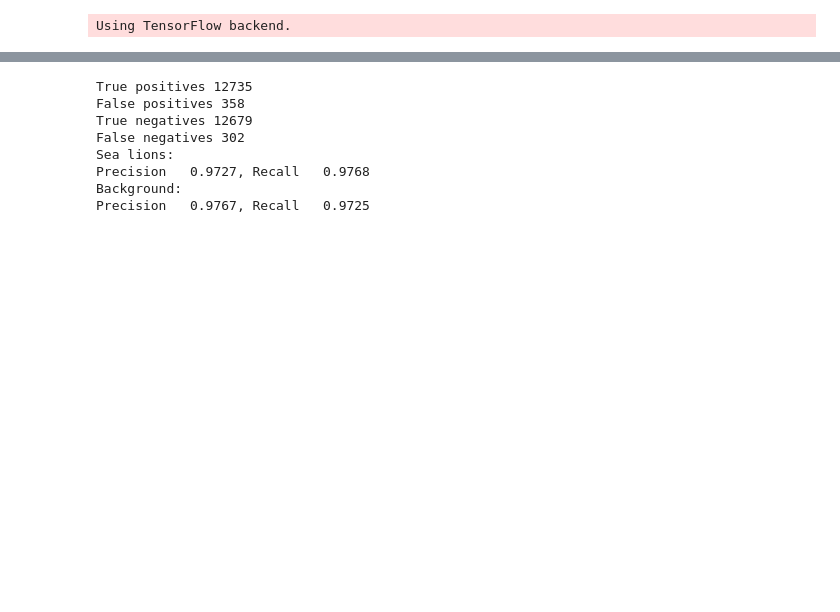
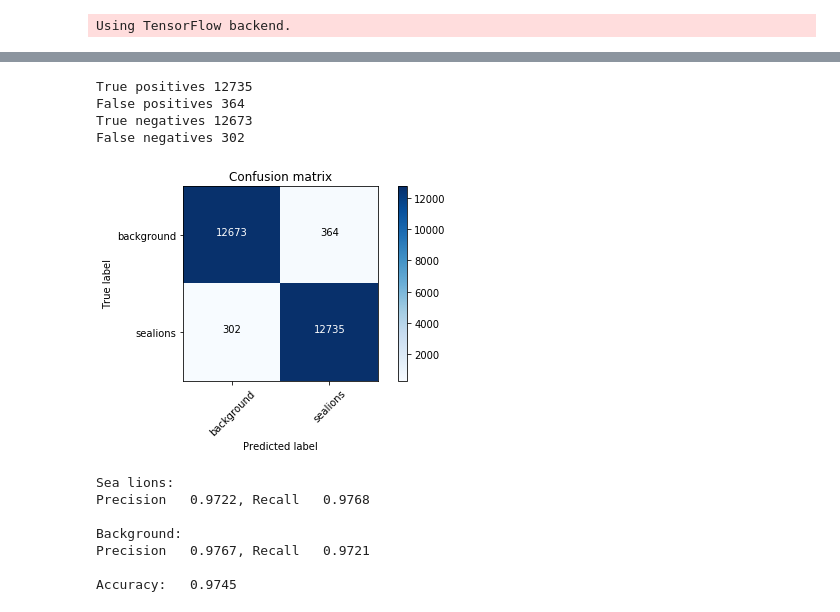
Before and after one commit to marcore94/Sealions, a Jupyter notebook: results_testing_unweighted.ipynb, the cells around one changed output, grey strips where cells are left out. Drawn from its saved outputs; the diff is of its cells as text; code cells hidden in the pictures; blank space fills up the shorter version.

```diff
--- a/results_testing_unweighted.ipynb
+++ b/results_testing_unweighted.ipynb
@@ -172,12 +187,11 @@ Y_test = []
 # %%
 # Save wrong predicted patches
 
-tp = 0
-fp = 0
-tn = 0
-fn = 0
 lst = []
 wrong_lst = []
+Y_pred_bal = []
+Y_pred_prob_bal = []
+Y_roc_true_bal = []
 tmp = os.listdir(TEST_PATH + '0_sea_lions')
 for elem in tmp:
     lst.append(list((TEST_PATH + '0_sea_lions/' + elem, 'sea_lion')))
@@ -188,50 +202,58 @@ for elem in lst:
     img = cv2.imread(elem[0])
     X = np.reshape(img_to_array(img), (1, 96, 96, 3))
     X.astype('float32')
     X /= 255
     if elem[1] == 'sea_lion':
         expected_class = [1, 0]
     else:
         expected_class = [0, 1]
     prediction = model.predict(X, batch_size=1)
     if prediction[0][0] > prediction[0][1]:
         predicted_class = [1, 0]
-        if predicted_class == expected_class:
-            tp += 1
-        else:
-            fp += 1
     else:
         predicted_class = [0, 1]
-        if predicted_class == expected_class:
-            tn += 1
-        else:
-            fn += 1
+    Y_pred_bal = Y_pred_bal + [predicted_class[0]]
+    Y_pred_prob_bal = Y_pred_prob_bal + [prediction[0][0]]
+    Y_roc_true_bal = Y_roc_true_bal + [expected_class[0]]
     if not(expected_class == predicted_class):
         wrong_lst.append(list((elem[0], elem[1], prediction[0][0], prediction[0][1])))
 
 wrong_prediction_df = pd.DataFrame(data=wrong_lst, columns=["image_path", "expected_class", "sl_probability", "bkg_probability"])
 wrong_prediction_df.to_csv("./wrong_predictions.csv", index=False)
 
+Y_pred = np.array(Y_pred_bal)
+Y_pred_prob = np.array(Y_pred_prob_bal)
+Y_roc_true = np.array(Y_roc_true_bal)
+tn, fp, fn, tp = confusion_matrix(Y_roc_true_bal, Y_pred_bal).ravel()
+c = confusion_matrix(Y_roc_true, Y_pred)
+
 sea_lion_prec = tp / (tp + fp)
 sea_lion_reca = tp / (tp + fn)
 background_prec = tn / (tn + fn)
 background_reca = tn / (tn + fp)
+accuracy = (tp + tn) / (tp + tn + fp + fn)
 
 print('True positives %d' % (tp))
 print('False positives %d' % (fp))
 print('True negatives %d' % (tn))
-print('False negatives %d' % (fn))
-print('Sea lions: \nPrecision %8.4f, Recall %8.4f' % (sea_lion_prec, sea_lion_reca))
-print('Background: \nPrecision %8.4f, Recall %8.4f' % (background_prec, background_reca))
+print('False negatives %d\n\n' % (fn))
+plot_confusion_matrix(c, ['background','sealions'])
+print('\n\nSea lions: \nPrecision %8.4f, Recall %8.4f' % (sea_lion_prec, sea_lion_reca))
+print('\nBackground: \nPrecision %8.4f, Recall %8.4f' % (background_prec, background_reca))
+print('\nAccuracy: %8.4f' % (accuracy))
 # %% [output]
 True positives 12735
-False positives 358
-True negatives 12679
+False positives 364
+True negatives 12673
 False negatives 302
-Sea lions:
-Precision   0.9727, Recall   0.9768
-Background:
-Precision   0.9767, Recall   0.9725
+[figure, added]
+Sea lions:
+Precision   0.9722, Recall   0.9768
+
+Background:
+Precision   0.9767, Recall   0.9721
+
+Accuracy:   0.9745
 # %%
 wrong_prediction_df = pd.read_csv("./wrong_predictions.csv")
 for row in wrong_prediction_df.sample(10).iterrows():
```
Also changed, not shown: parts of 9 cells of this notebook.
